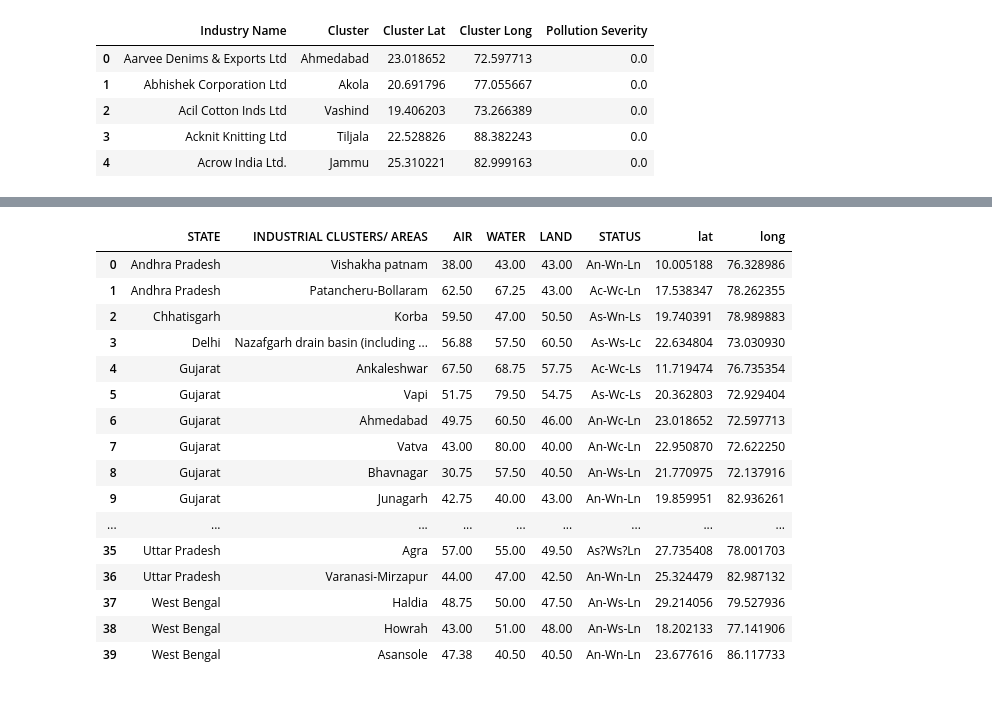
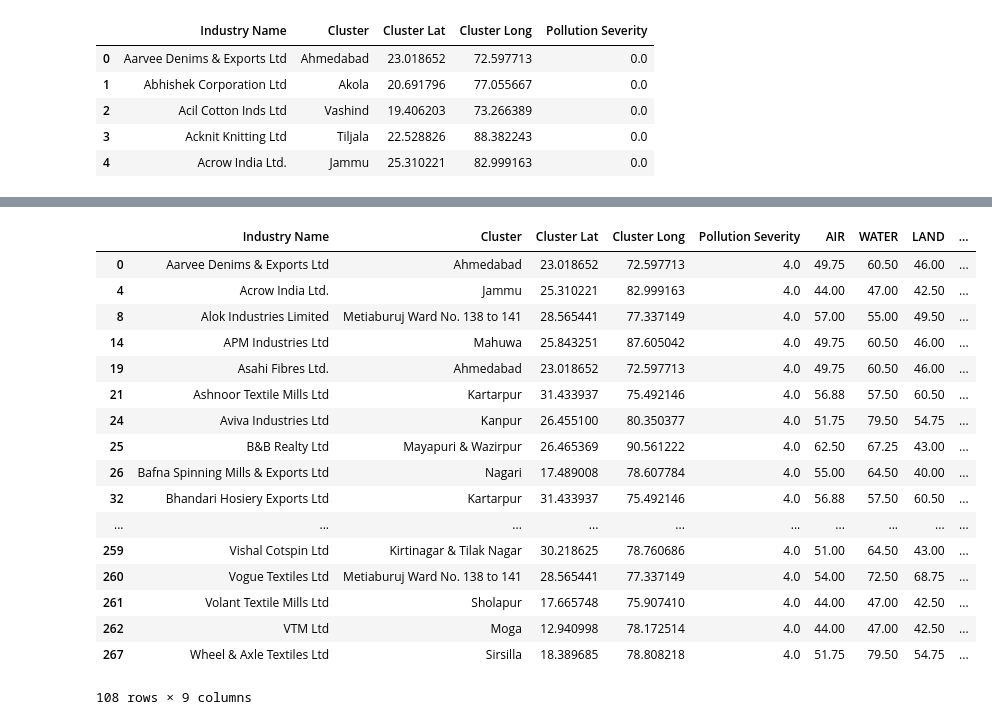
Before and after one commit to ankushgarg1998/sih, a Jupyter notebook: kernels/TextileIndustries.ipynb, the cells around one changed output, grey strips where cells are left out. Drawn from its saved outputs; the diff is of its cells as text; code cells hidden in the pictures.

```diff
--- a/kernels/TextileIndustries.ipynb
+++ b/kernels/TextileIndustries.ipynb
@@ -273,0 +276,6 @@ total_dataset.head()
+# %%
+total_dataset['WATER'] = np.zeros(len(total_dataset))
+# %%
+total_dataset['LAND'] = np.zeros(len(total_dataset))
+# %%
+total_dataset['CEPI'] = np.zeros(len(total_dataset))
@@ -276,9 +293,11 @@ for i in range(len(total_dataset['Cluster'].values)):
     for j in range(len(critically_polluted)):
         if great_circle((lat[i], long[i]), (critically_polluted['lat'][j], critically_polluted['long'][j])) < 50:
             total_dataset['Pollution Severity'][i] = 4
+            total_dataset['AIR'][i] = critically_polluted['AIR'][j]
+            total_dataset['LAND'][i] = critically_polluted['LAND'][j]
+            total_dataset['WATER'][i] = critically_polluted['WATER'][j]
+            total_dataset['CEPI'][i] = critically_polluted['CEPI'][j]
             break
-    if j == len(critically_polluted) - 1:
-        total_dataset['Pollution Severity'][i] = 0.0
 # %% [output]
 A value is trying to be set on a copy of a slice from a DataFrame
 
@@ -291,20 +321,21 @@ See the caveats in the documentation: http://pandas.pydata.org/pandas-docs/stabl
-# %%
-critically_polluted
-# %% [output]
-|  | STATE | INDUSTRIAL CLUSTERS/ AREAS | AIR | WATER | LAND | STATUS | lat | long |
-| 0 | Andhra Pradesh | Vishakha patnam | 38.00 | 43.00 | 43.00 | An-Wn-Ln | 10.005188 | 76.328986 |
-| 1 | Andhra Pradesh | Patancheru-Bollaram | 62.50 | 67.25 | 43.00 | Ac-Wc-Ln | 17.538347 | 78.262355 |
-| 2 | Chhatisgarh | Korba | 59.50 | 47.00 | 50.50 | As-Wn-Ls | 19.740391 | 78.989883 |
-| 3 | Delhi | Nazafgarh drain basin (including ... | 56.88 | 57.50 | 60.50 | As-Ws-Lc | 22.634804 | 73.030930 |
-| 4 | Gujarat | Ankaleshwar | 67.50 | 68.75 | 57.75 | Ac-Wc-Ls | 11.719474 | 76.735354 |
-| 5 | Gujarat | Vapi | 51.75 | 79.50 | 54.75 | As-Wc-Ls | 20.362803 | 72.929404 |
-| 6 | Gujarat | Ahmedabad | 49.75 | 60.50 | 46.00 | An-Wc-Ln | 23.018652 | 72.597713 |
-| 7 | Gujarat | Vatva | 43.00 | 80.00 | 40.00 | An-Wc-Ln | 22.950870 | 72.622250 |
-| 8 | Gujarat | Bhavnagar | 30.75 | 57.50 | 40.50 | An-Ws-Ln | 21.770975 | 72.137916 |
-| 9 | Gujarat | Junagarh | 42.75 | 40.00 | 43.00 | An-Wn-Ln | 19.859951 | 82.936261 |
-| ... | ... | ... | ... | ... | ... | ... | ... | ... |
-| 35 | Uttar Pradesh | Agra | 57.00 | 55.00 | 49.50 | As?Ws?Ln | 27.735408 | 78.001703 |
-| 36 | Uttar Pradesh | Varanasi-Mirzapur | 44.00 | 47.00 | 42.50 | An-Wn-Ln | 25.324479 | 82.987132 |
-| 37 | West Bengal | Haldia | 48.75 | 50.00 | 47.50 | An-Ws-Ln | 29.214056 | 79.527936 |
-| 38 | West Bengal | Howrah | 43.00 | 51.00 | 48.00 | An-Ws-Ln | 18.202133 | 77.141906 |
-| 39 | West Bengal | Asansole | 47.38 | 40.50 | 40.50 | An-Wn-Ln | 23.677616 | 86.117733 |
+# %%
+total_dataset[total_dataset['Pollution Severity'] == 4.0]
+# %% [output]
+|  | Industry Name | Cluster | Cluster Lat | Cluster Long | Pollution Severity | AIR | WATER | LAND | ... |
+| 0 | Aarvee Denims & Exports Ltd | Ahmedabad | 23.018652 | 72.597713 | 4.0 | 49.75 | 60.50 | 46.00 | ... |
+| 4 | Acrow India Ltd. | Jammu | 25.310221 | 82.999163 | 4.0 | 44.00 | 47.00 | 42.50 | ... |
+| 8 | Alok Industries Limited | Metiaburuj Ward No. 138 to 141 | 28.565441 | 77.337149 | 4.0 | 57.00 | 55.00 | 49.50 | ... |
+| 14 | APM Industries Ltd | Mahuwa | 25.843251 | 87.605042 | 4.0 | 49.75 | 60.50 | 46.00 | ... |
+| 19 | Asahi Fibres Ltd. | Ahmedabad | 23.018652 | 72.597713 | 4.0 | 49.75 | 60.50 | 46.00 | ... |
+| 21 | Ashnoor Textile Mills Ltd | Kartarpur | 31.433937 | 75.492146 | 4.0 | 56.88 | 57.50 | 60.50 | ... |
+| 24 | Aviva Industries Ltd | Kanpur | 26.455100 | 80.350377 | 4.0 | 51.75 | 79.50 | 54.75 | ... |
+| 25 | B&B Realty Ltd | Mayapuri & Wazirpur | 26.465369 | 90.561222 | 4.0 | 62.50 | 67.25 | 43.00 | ... |
+| 26 | Bafna Spinning Mills & Exports Ltd | Nagari | 17.489008 | 78.607784 | 4.0 | 55.00 | 64.50 | 40.00 | ... |
+| 32 | Bhandari Hosiery Exports Ltd | Kartarpur | 31.433937 | 75.492146 | 4.0 | 56.88 | 57.50 | 60.50 | ... |
+| ... | ... | ... | ... | ... | ... | ... | ... | ... | ... |
+| 259 | Vishal Cotspin Ltd | Kirtinagar & Tilak Nagar | 30.218625 | 78.760686 | 4.0 | 51.00 | 64.50 | 43.00 | ... |
+| 260 | Vogue Textiles Ltd | Metiaburuj Ward No. 138 to 141 | 28.565441 | 77.337149 | 4.0 | 54.00 | 72.50 | 68.75 | ... |
+| 261 | Volant Textile Mills Ltd | Sholapur | 17.665748 | 75.907410 | 4.0 | 44.00 | 47.00 | 42.50 | ... |
+| 262 | VTM Ltd | Moga | 12.940998 | 78.172514 | 4.0 | 44.00 | 47.00 | 42.50 | ... |
+| 267 | Wheel & Axle Textiles Ltd | Sirsilla | 18.389685 | 78.808218 | 4.0 | 51.75 | 79.50 | 54.75 | ... |
+108 rows × 9 columns
```
Also changed, not shown: parts of 20 cells of this notebook.
